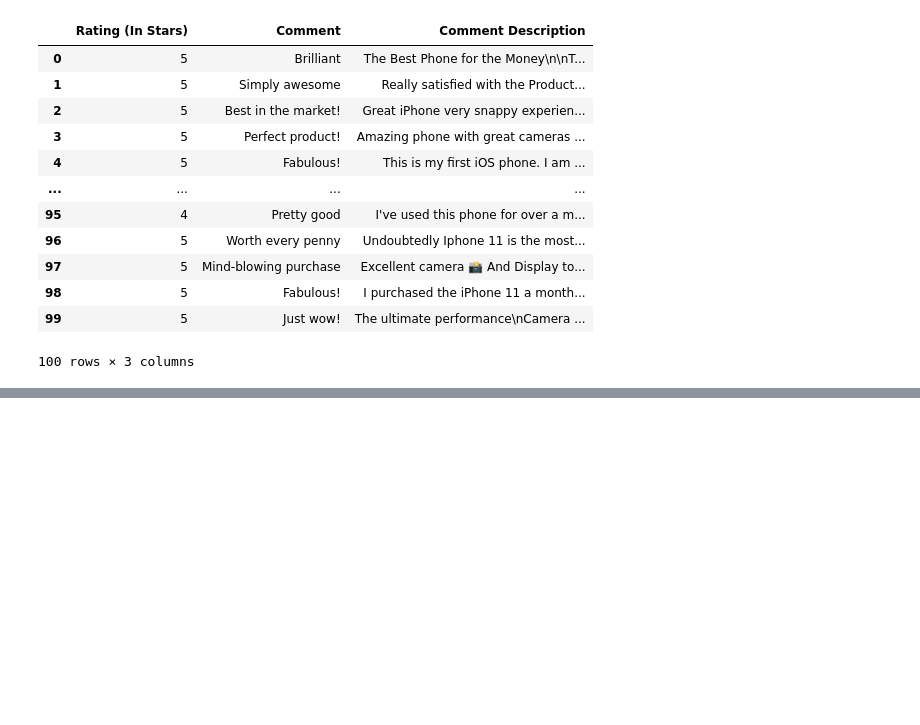
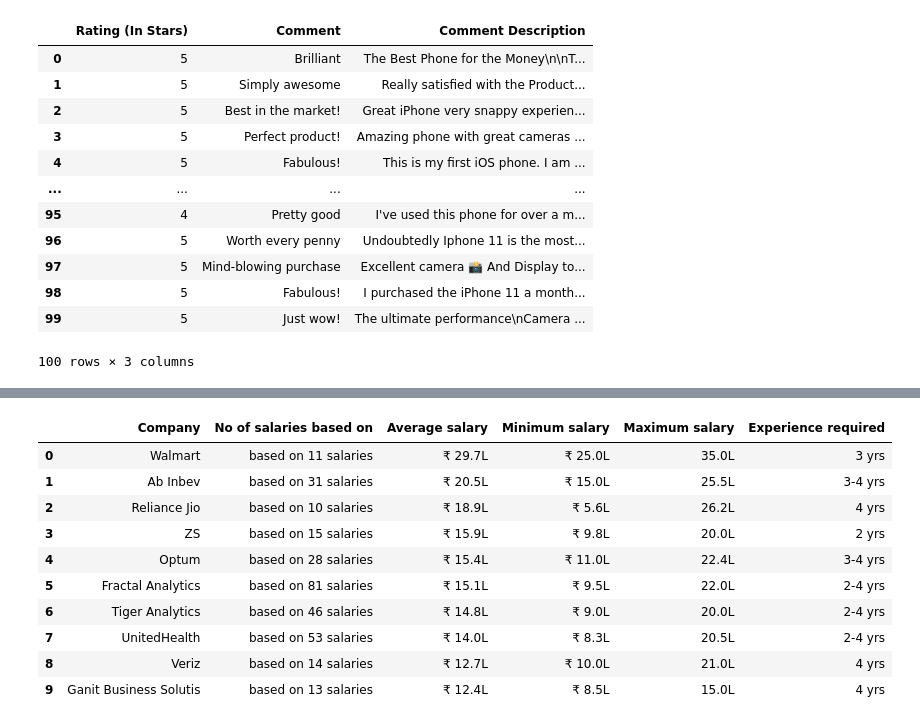
Before and after one commit to akhilmatta89/internship_26, a Jupyter notebook: Web_Scraping_Selenium_Assg/selenium_assg.ipynb, the cells around one changed output, grey strips where cells are left out. Drawn from its saved outputs; the diff is of its cells as text; code cells hidden in the pictures; blank space fills up the shorter version.

Commit message:
added  code related to selenium assignment

```diff
--- a/Web_Scraping_Selenium_Assg/selenium_assg.ipynb
+++ b/Web_Scraping_Selenium_Assg/selenium_assg.ipynb
@@ -305,0 +470,6 @@ flipkart_iphone11_review_data
+# %%
+driver2 = webdriver.Chrome(executable_path=r'C:/Users/Akhil/Desktop/roboflip/Web_Scraping_Selenium_Assg/chromedriver.exe', chrome_options=chrome_options)
+time.sleep(3)
+#as if we go via 2nd step it is not giving search option so directly going via link
+driver2.get("https://www.ambitionbox.com/jobs/search?designation=data-scientist")
+time.sleep(3)
@@ -305,0 +512,71 @@ flipkart_iphone11_review_data
+# %%
+driver = webdriver.Chrome(executable_path=r'C:/Users/Akhil/Desktop/roboflip/Web_Scraping_Selenium_Assg/chromedriver.exe', chrome_options=chrome_options)
+time.sleep(3)
+driver.get("https://www.ambitionbox.com/")
+time.sleep(3)
+job = driver.find_element_by_xpath("//a[@class='link salaries']").click()
+time.sleep(2)
+driver.find_element_by_xpath("//div[@class='searchbox-wrapper']/span/input").send_keys('Data Scientist')
+time.sleep(3)
+
+#Extracting element of data scientist designation
+ds = driver.find_element_by_xpath('//*[@id="salaries"]/main/section[1]/div[2]/div[1]/span/div/div/div[1]/div/div/p').click()
+# %%
+#Extracting elements for company name
+company = driver.find_elements_by_xpath('//div[@class="name"]')
+#creating an empty list individually
+name = []
+ts = []
+avg_sal = []
+min_sal=[]
+max_sal=[]
+exp=[]
+#Extracting all company names into a list
+for i in company[:10]:
+    ele1 = i.text.replace('based','').replace('on','').replace('salaries','').replace('\n','').split()[:][0:-1]
+    string1 = ' '.join(ele1)
+    name.append(string1)
+#Extracting elements for total salary record
+total_salary_record = driver.find_elements_by_xpath('//div[@class="name"]')
+for i in total_salary_record:
+    ele2 = i.text.split()[:][-4:]
+    string2 = ' '.join(ele2)
+    ts.append(string2)
+#Extracting elements for average salary
+average_salary = driver.find_elements_by_xpath('//p[@class="averageCtc"]')
+for i in average_salary:
+    avg_sal.append(i.text)
+#Extracting elements for minimum salary
+minimum_salary = driver.find_elements_by_xpath('//div[@class="salary-values"]')
+for i in minimum_salary:
+    ele3 = i.text.split()[::][0:2]
+    string3 = ' '.join(ele3)
+    min_sal.append(string3)
+#Extracting elements for maximum salary
+maximum_salary = driver.find_elements_by_xpath('//div[@class="salary-values"]')
+
+for i in maximum_salary:
+    ele4 = i.text.split()[::][3:]
+    string4 = ' '.join(ele4)
+    max_sal.append(string4)
+#Extracting elements for experience required
+experience_required = driver.find_elements_by_xpath('//div[@class="salaries sbold-list-header"]')
+
+for i in experience_required:
+    ele5 = i.text.replace('Data Scientist\n','').replace('\n','').replace('exp','').split()[::][1:]
+    string5 = ' '.join(ele5)
+    exp.append(string5)
+salary_data = pd.DataFrame({'Company':name,'No of salaries based on':ts,'Average salary':avg_sal,'Minimum salary':min_sal,'Maximum salary':max_sal,'Experience required':exp})
+salary_data
+# %% [output]
+|  | Company | No of salaries based on | Average salary | Minimum salary | Maximum salary | Experience required |
+| 0 | Walmart | based on 11 salaries | ₹ 29.7L | ₹ 25.0L | 35.0L | 3 yrs |
+| 1 | Ab Inbev | based on 31 salaries | ₹ 20.5L | ₹ 15.0L | 25.5L | 3-4 yrs |
+| 2 | Reliance Jio | based on 10 salaries | ₹ 18.9L | ₹ 5.6L | 26.2L | 4 yrs |
+| 3 | ZS | based on 15 salaries | ₹ 15.9L | ₹ 9.8L | 20.0L | 2 yrs |
+| 4 | Optum | based on 28 salaries | ₹ 15.4L | ₹ 11.0L | 22.4L | 3-4 yrs |
+| 5 | Fractal Analytics | based on 81 salaries | ₹ 15.1L | ₹ 9.5L | 22.0L | 2-4 yrs |
+| 6 | Tiger Analytics | based on 46 salaries | ₹ 14.8L | ₹ 9.0L | 20.0L | 2-4 yrs |
+| 7 | UnitedHealth | based on 53 salaries | ₹ 14.0L | ₹ 8.3L | 20.5L | 2-4 yrs |
+| 8 | Veriz | based on 14 salaries | ₹ 12.7L | ₹ 10.0L | 21.0L | 4 yrs |
+| 9 | Ganit Business Solutis | based on 13 salaries | ₹ 12.4L | ₹ 8.5L | 15.0L | 4 yrs |
```
Also changed, not shown: parts of 15 cells of this notebook.
